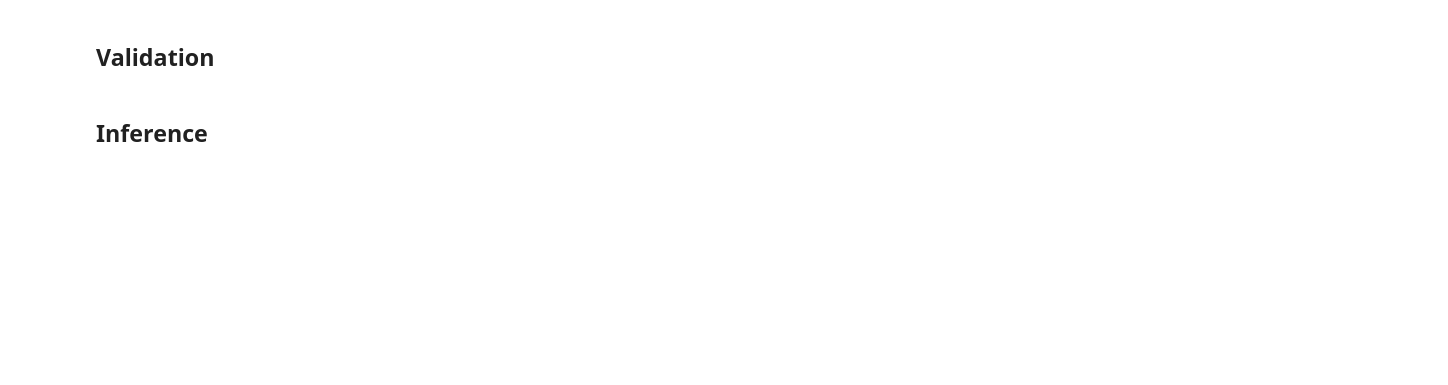
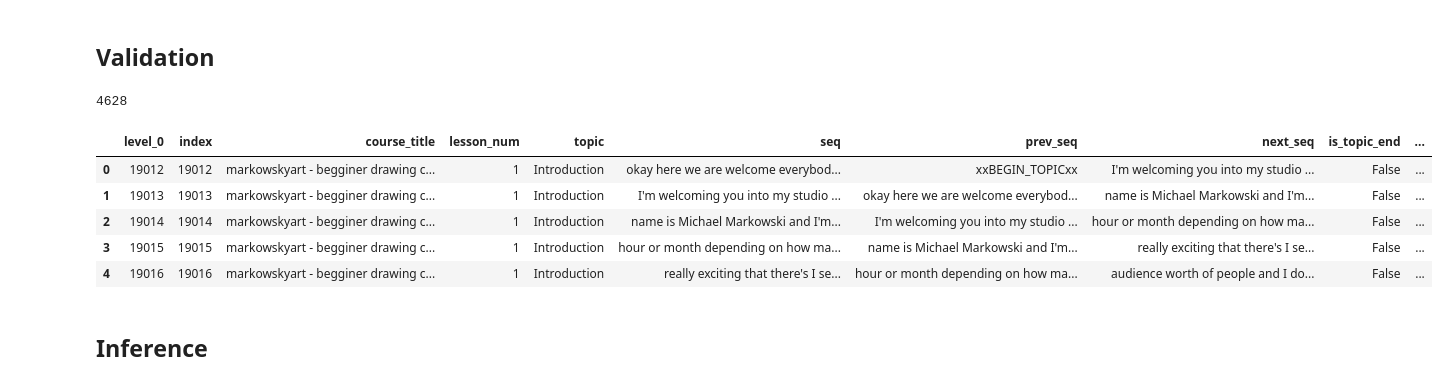
Before and after one commit to ohmeow/fsdl_2022_course_project, a Jupyter notebook: nbs/20_topic_segmentation.ipynb, the cells around one changed output. Drawn from its saved outputs; the diff is of its cells as text; code cells hidden in the pictures; blank space fills up the shorter version.

Commit message:
finished initial ModelTrainer and segmentation training code

```diff
--- a/nbs/20_topic_segmentation.ipynb
+++ b/nbs/20_topic_segmentation.ipynb
@@ -172,7 +190,7 @@ def get_training_data(cfg: TopicSegmentationConfig, data_dir="data", on_the_fly=
     else:
         raise NotImplementedError()
 # %%
-train_df, trn_idxs, val_idxs, raw_train_df = get_training_data(
+train_df, trn_idxs, val_idxs, raw_train_df = _get_training_data(
     ExampleCFG, data_dir="../data", on_the_fly=False, split_type="cross_validation"
 )
 # %%
@@ -183,7 +207,7 @@ train_df.head(2)
 ## Hugging Face `transformers` objects
 # %%
 # | export
-def get_task_hf_objects(cfg: TopicSegmentationConfig):
+def _get_task_hf_objects(cfg: TopicSegmentationConfig):
     # if 'only_seed_splits' = True, then we only care about reproducibility insofar as the training and
     # validation sets go
     if cfg.random_seed and not cfg.only_seed_splits:
@@ -212,7 +236,7 @@ def get_task_hf_objects(cfg: TopicSegmentationConfig):
 
     return hf_arch, hf_config, hf_tokenizer, hf_model
 # %%
-hf_arch, hf_config, hf_tokenizer, hf_model = get_task_hf_objects(ExampleCFG)
+hf_arch, hf_config, hf_tokenizer, hf_model = _get_task_hf_objects(ExampleCFG)
 # %% [markdown]
 ## `DataLoaders`
 # %%
@@ -575,7 +628,7 @@ def depth_score_cal(scores):
     return output_scores
 # %%
 # | export
-def get_validation_preds(
+def _get_validation_preds(
     hf_model, hf_tokenizer, val_df, val_course_titles, batch_size=16, threshold_std_coeff=1.0, verbose=False
 ):
     hf_model.eval()
@@ -680,17 +733,25 @@ def get_validation_preds(
     return pd.concat(val_results)
 # %%
 val_course_titles = train_df.iloc[val_idxs]["course_title"].unique().tolist()
-preds_df = get_validation_preds(
+preds_df = _get_validation_preds(
     hf_model,
     hf_tokenizer,
     raw_train_df,
     val_course_titles[:2],
     batch_size=16,
     threshold_std_coeff=1.0,
 )
 
 print(len(preds_df))
 preds_df.head()
+# %% [output]
+4628
+|  | level_0 | index | course_title | lesson_num | topic | seq | prev_seq | next_seq | is_topic_end | ... |
+| 0 | 19012 | 19012 | markowskyart - begginer drawing c... | 1 | Introduction | okay here we are welcome everybod... | xxBEGIN_TOPICxx | I'm welcoming you into my studio ... | False | ... |
+| 1 | 19013 | 19013 | markowskyart - begginer drawing c... | 1 | Introduction | I'm welcoming you into my studio ... | okay here we are welcome everybod... | name is Michael Markowski and I'm... | False | ... |
+| 2 | 19014 | 19014 | markowskyart - begginer drawing c... | 1 | Introduction | name is Michael Markowski and I'm... | I'm welcoming you into my studio ... | hour or month depending on how ma... | False | ... |
+| 3 | 19015 | 19015 | markowskyart - begginer drawing c... | 1 | Introduction | hour or month depending on how ma... | name is Michael Markowski and I'm... | really exciting that there's I se... | False | ... |
+| 4 | 19016 | 19016 | markowskyart - begginer drawing c... | 1 | Introduction | really exciting that there's I se... | hour or month depending on how ma... | audience worth of people and I do... | False | ... |
 # %% [markdown]
 ## Inference
 # %%
```
Also changed, not shown: parts of 34 cells of this notebook, 5 other files.
